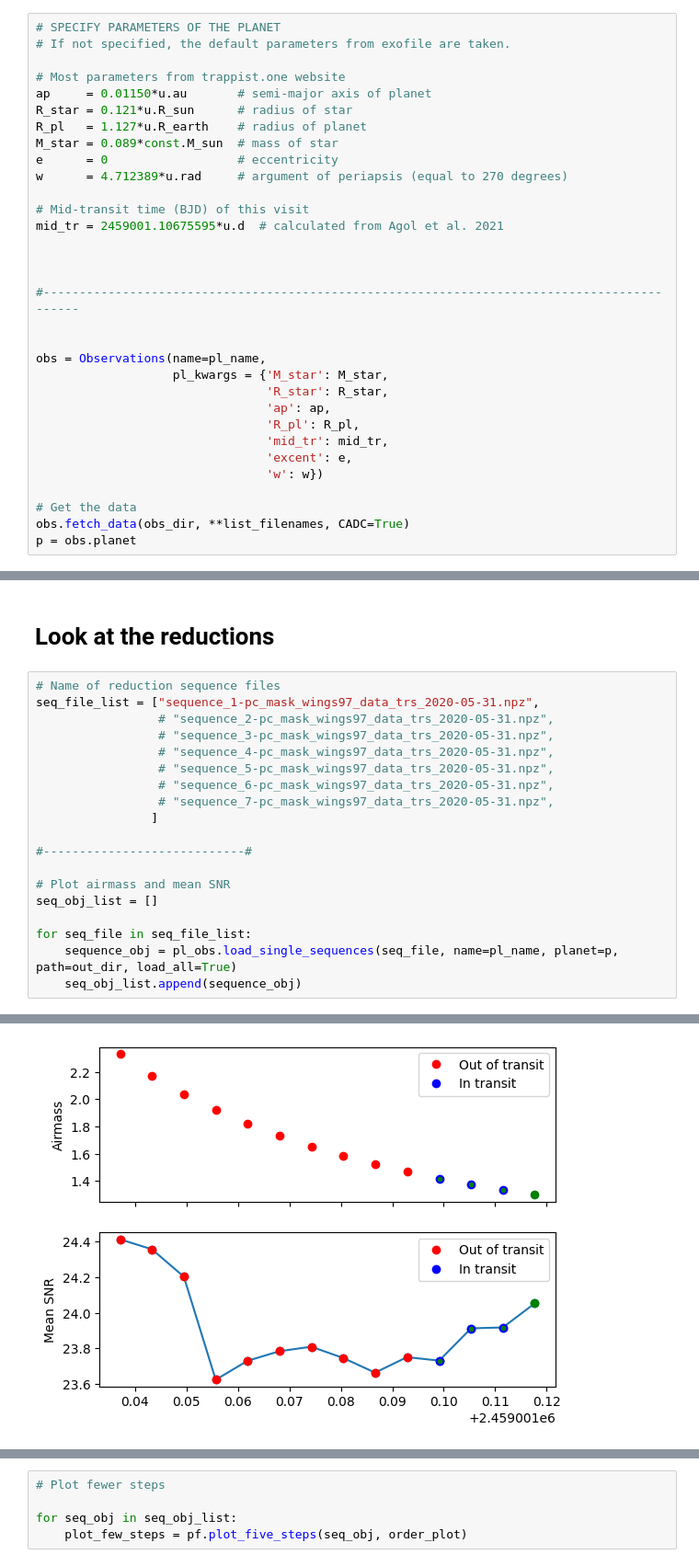
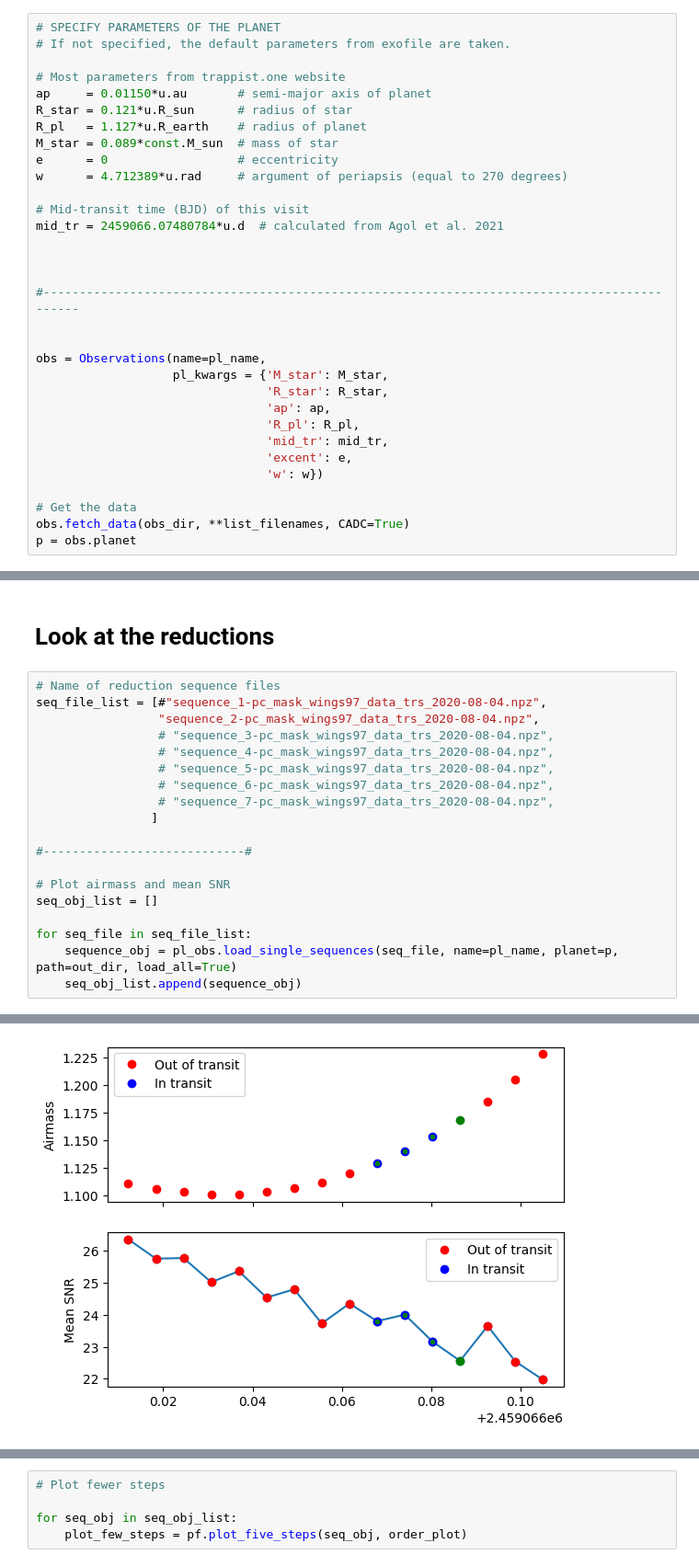
Before and after one commit to mathisbouffard/HRS_with_starships, a Jupyter notebook: HRS_analysis/SPIRou/Plot_reductions.ipynb, the cells around one changed output, grey strips where cells are left out. Shown at 92% size. Drawn from its saved outputs; the diff is of its cells as text.

```diff
--- a/HRS_analysis/SPIRou/Plot_reductions.ipynb
+++ b/HRS_analysis/SPIRou/Plot_reductions.ipynb
@@ -79,7 +79,7 @@ e      = 0                  # eccentricity
 w      = 4.712389*u.rad     # argument of periapsis (equal to 270 degrees)
 
 # Mid-transit time (BJD) of this visit
-mid_tr = 2459001.10675595*u.d  # calculated from Agol et al. 2021
+mid_tr = 2459066.07480784*u.d  # calculated from Agol et al. 2021
 
 
 
@@ -122,13 +122,13 @@ INFO:starships.planet_obs:Fetching the uncorrected spectra
 # Look at the reductions
 # %%
 # Name of reduction sequence files
-seq_file_list = ["sequence_1-pc_mask_wings97_data_trs_2020-05-31.npz",
-                 # "sequence_2-pc_mask_wings97_data_trs_2020-05-31.npz",
-                 # "sequence_3-pc_mask_wings97_data_trs_2020-05-31.npz",
-                 # "sequence_4-pc_mask_wings97_data_trs_2020-05-31.npz",
-                 # "sequence_5-pc_mask_wings97_data_trs_2020-05-31.npz",
-                 # "sequence_6-pc_mask_wings97_data_trs_2020-05-31.npz",
-                 # "sequence_7-pc_mask_wings97_data_trs_2020-05-31.npz",
+seq_file_list = [#"sequence_1-pc_mask_wings97_data_trs_2020-08-04.npz",
+                 "sequence_2-pc_mask_wings97_data_trs_2020-08-04.npz",
+                 # "sequence_3-pc_mask_wings97_data_trs_2020-08-04.npz",
+                 # "sequence_4-pc_mask_wings97_data_trs_2020-08-04.npz",
+                 # "sequence_5-pc_mask_wings97_data_trs_2020-08-04.npz",
+                 # "sequence_6-pc_mask_wings97_data_trs_2020-08-04.npz",
+                 # "sequence_7-pc_mask_wings97_data_trs_2020-08-04.npz",
                 ]
 
 #----------------------------#
@@ -144,5 +144,5 @@ for seq_file in seq_file_list:
 Transmission
-[figure, old version]
+[figure, new version]
 # %%
 # Plot airmass and mean SNR per order/exposure
 
```
Also changed, not shown: parts of 8 cells of this notebook, 1 other file.
